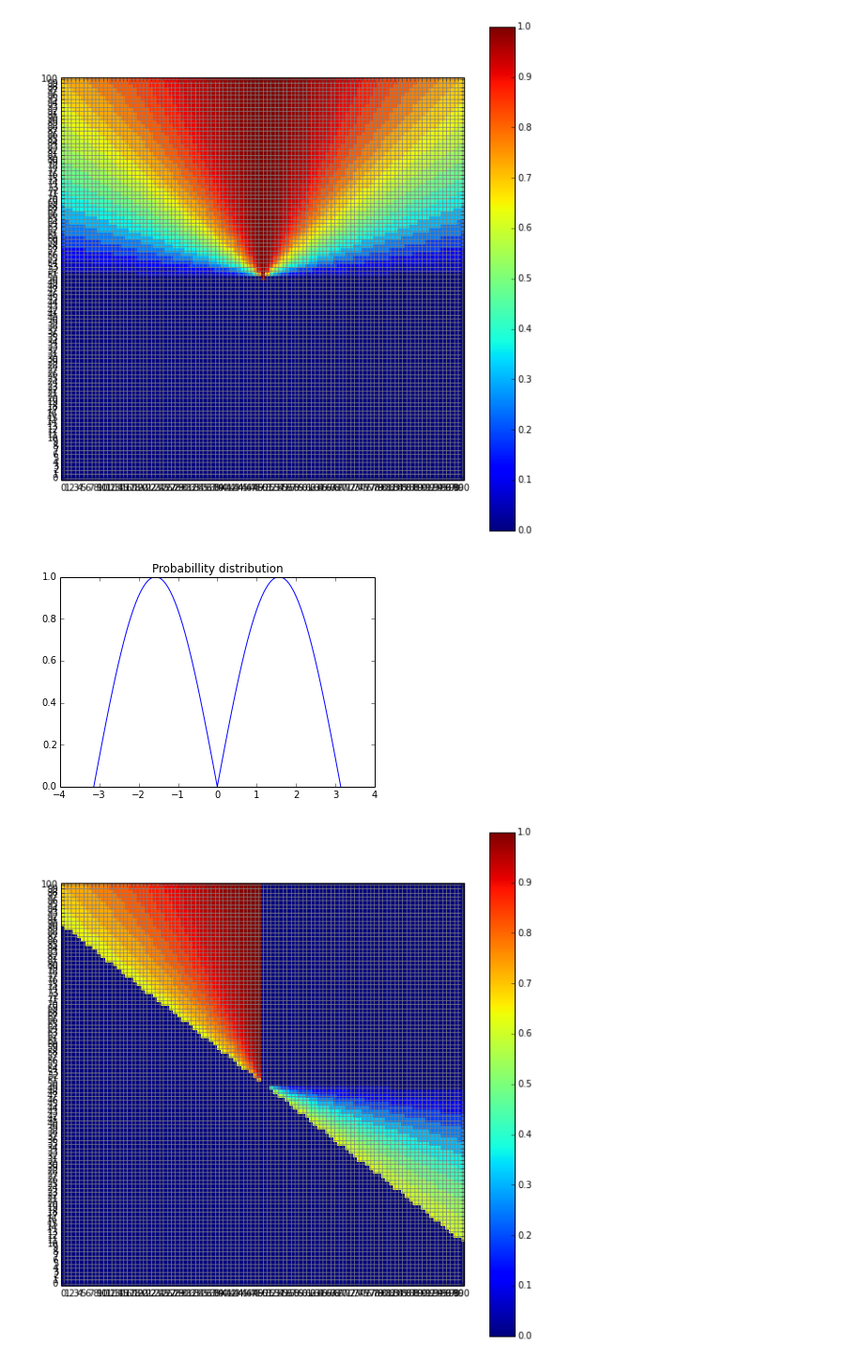
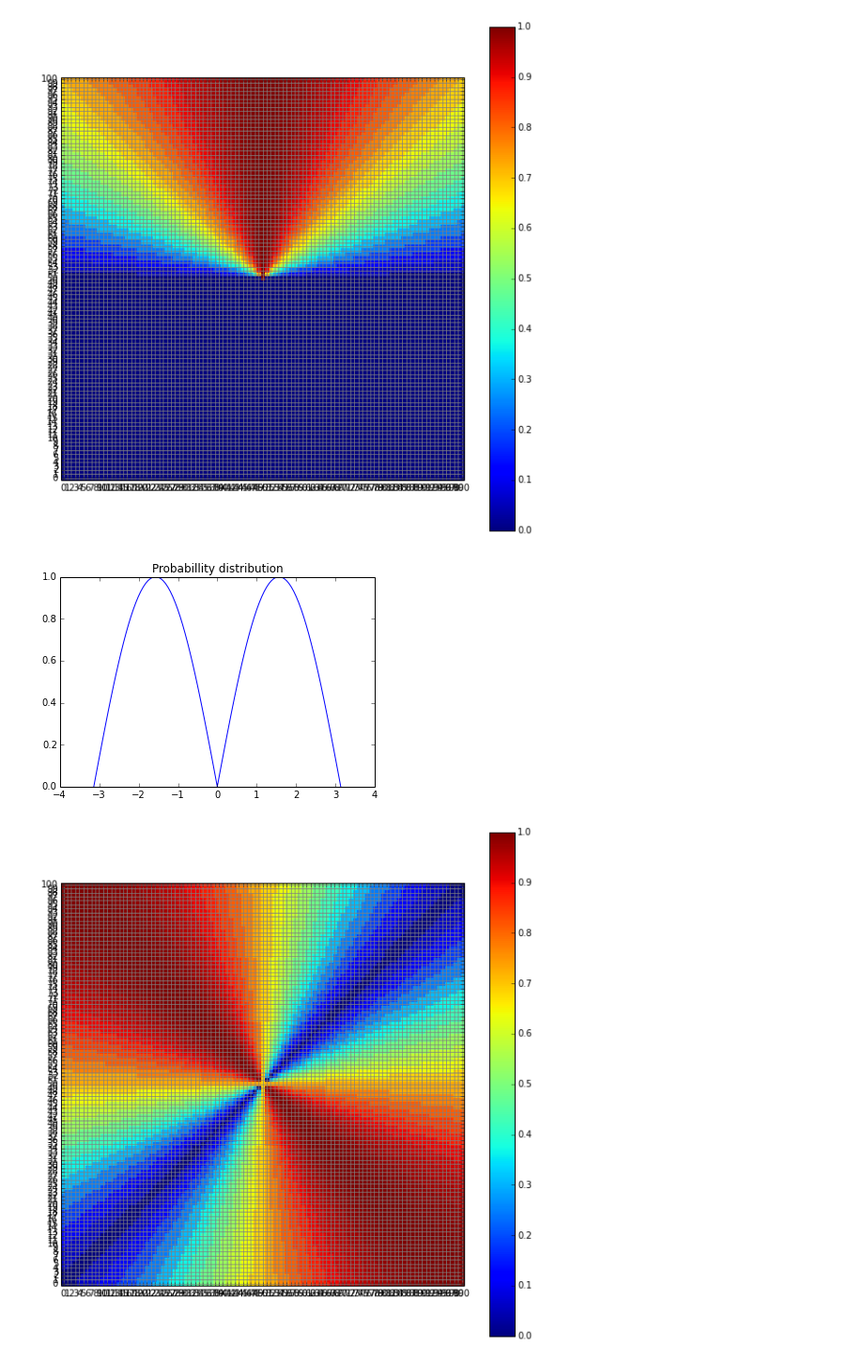
Before and after one commit to gkahn13/radioloc, a Jupyter notebook: Find Location.ipynb, the cells around one changed output. Shown at 94% size. Saved outputs shown, nothing was run; the diff lists cells and outputs as text; code cells hidden in the pictures.

Commit message:
Finished display of prob distribution

```diff
--- a/Find Location.ipynb
+++ b/Find Location.ipynb
@@ -86,7 +86,6 @@ def dist_spec(angle, prob_dist, grid_size, loc, offset):
     return grid
 # %%
 def rotate_spec(angle, prob_dist, grid_size, loc, offset):
-
     grid = [[0 for x in np.r_[0:grid_size]] for x in np.r_[0:grid_size]]
     for i in np.r_[0:grid_size]:  #row
         for j in np.r_[0:grid_size]: #column
@@ -101,21 +100,22 @@ def rotate_spec(angle, prob_dist, grid_size, loc, offset):
                     cell_angle = cell_angle - pi
                 if (i> loc[0]) and (j< loc[1]):
                     cell_angle = cell_angle
-                #if (i)
-#             print 'i: %d, j: %d angle: %f' % (i, j, cell_angle)
+
             cell_angle = cell_angle + offset
+
+            if cell_angle > np.pi:
+                cell_angle = cell_angle - 2*np.pi
+            elif cell_angle < -np.pi:
+                cell_angle = cell_angle + 2*np.pi
+
             # finding the closest point in angle
-            dif = []
-            for k in angle:
-                value = abs(k-cell_angle)
-                dif.append(value)
-            index = np.argmin(dif)
-            #grid[i][j] = cell_angle
-            grid[i][j] = prob_dist[index]
-#             if i < loc[0]:
-#                 grid[i][j] = 0
-            if j-loc[1] < (-np.arctan(offset))*(i-loc[0]):
+            index = np.argmin(abs(angle-cell_angle))
+
+            if min(angle) <= cell_angle <= max(angle):
+                grid[i][j] = prob_dist[index]
+            else:
                 grid[i][j] = 0
+
 
 
     # Ploting angle and prob_dist
@@ -131,8 +131,6 @@ def rotate_spec(angle, prob_dist, grid_size, loc, offset):
     axes = plt.gca()
     axes.grid(which='major', axis='x', linewidth=0.75, linestyle='-', color='0.5')
     axes.grid(which='major', axis='y', linewidth=0.75, linestyle='-', color='0.5')
-#     axes.set_xlim(0, grid_size)
-#     axes.set_ylim(0, grid_size)
     plt.imshow(grid, origin='lower', vmax = 1, interpolation='nearest')
     plt.colorbar()
     return grid
@@ -145,7 +143,7 @@ grid = dist_spec(angle, prob_dist, size, [int(size/2), int(size/2)],pi/4)
 [figure]
 [figure]
 # %%
-rotate = rotate_spec(angle, prob_dist, size, [int(size/2), int(size/2)], np.pi)
+rotate = rotate_spec(angle, prob_dist, size, [int(size/2), int(size/2)], -pi/4)
 # %% [output]
 [figure]
-[figure, old version]
+[figure, new version]
```
Also changed, not shown: parts of 1 cell of this notebook.
